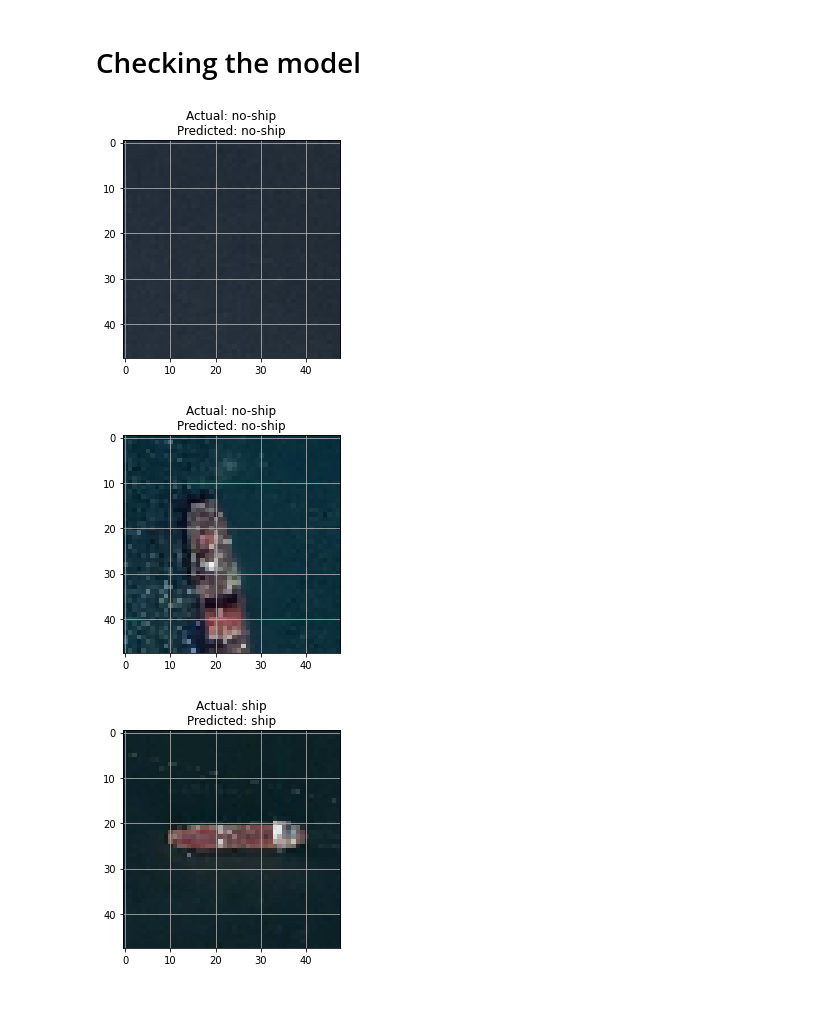
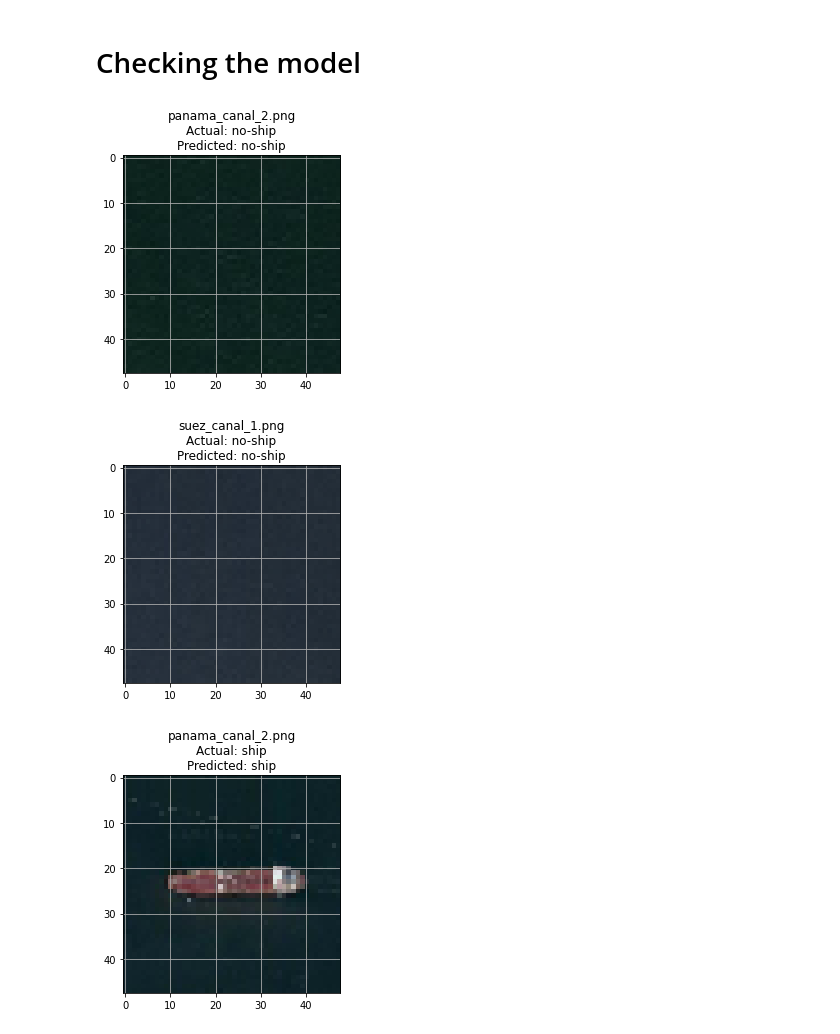
Before and after one commit to victorduun/ITMAL, a Jupyter notebook: Aflevering4/notebooks/exploration/02-apply_model_google_maps.ipynb, the cells around one changed output. Drawn from its saved outputs; the diff is of its cells as text; code cells hidden in the pictures; blank space fills up the shorter version.

```diff
--- a/Aflevering4/notebooks/exploration/02-apply_model_google_maps.ipynb
+++ b/Aflevering4/notebooks/exploration/02-apply_model_google_maps.ipynb
@@ -11,7 +11,7 @@ from tensorflow import keras
 def load_googlemaps_data():
     print("Loading google maps ship data")
     ships_path = '../../data/raw/googlemaps'
-    images, labels = [], []
+    images, labels, titles = [], [], []
     for folder in os.listdir(ships_path):
         label = int(folder)
         for file in tqdm(os.listdir(os.path.join(ships_path,folder))):
@@ -23,20 +23,23 @@ def load_googlemaps_data():
 
             images.append(img)
             labels.append(label)
+            titles.append(file)
+            print(file)
             pass
         pass
     images = np.array(images,dtype=np.float32)/255.0
     labels = np.array(labels,dtype=np.float32)
 
     print("Loaded google maps ship data")
-    return images, labels
+    return images, labels, titles
 # %% [markdown]
 # Loading data
 # %%
-images, labels = load_googlemaps_data()
+images, labels, titles = load_googlemaps_data()
 
 plt.title("First image in dataset")
 plt.imshow(images[0])
 print(f"labels: {labels}")
+print(f"titles: {titles}")
 # %% [output]
 Loading google maps ship data
@@ -71,20 +83,20 @@ _________________________________________________________________
 # %%
 google_images_predict = model.predict(images)
 google_images_predict = np.argmax(google_images_predict, axis=1)
 
 class_names = ["no-ship","ship"]
 class_name_labels = {class_name:i for i,class_name in enumerate(class_names)}
 
 rnd_idx = random.sample(range(0, len(images)), len(images))
 class_labels = {i:class_name for (class_name,i) in class_name_labels.items()}
 for i,idx in enumerate(rnd_idx):
 
     plt.imshow(images[idx])
-    plt.title("Actual: {}\nPredicted: {}".format(class_labels[labels[idx]],class_labels[google_images_predict[idx]]))
+    plt.title("{}\nActual: {}\nPredicted: {}".format(titles[idx], class_labels[labels[idx]],class_labels[google_images_predict[idx]]))
     plt.grid(None)
     plt.show()
     pass
 # %% [output]
-[figure, old version]
+[figure, new version]
-[figure, old version]
+[figure, new version]
-[figure, old version]
+[figure, new version]
```
Also changed, not shown: parts of 2 cells of this notebook, 2 other files.
